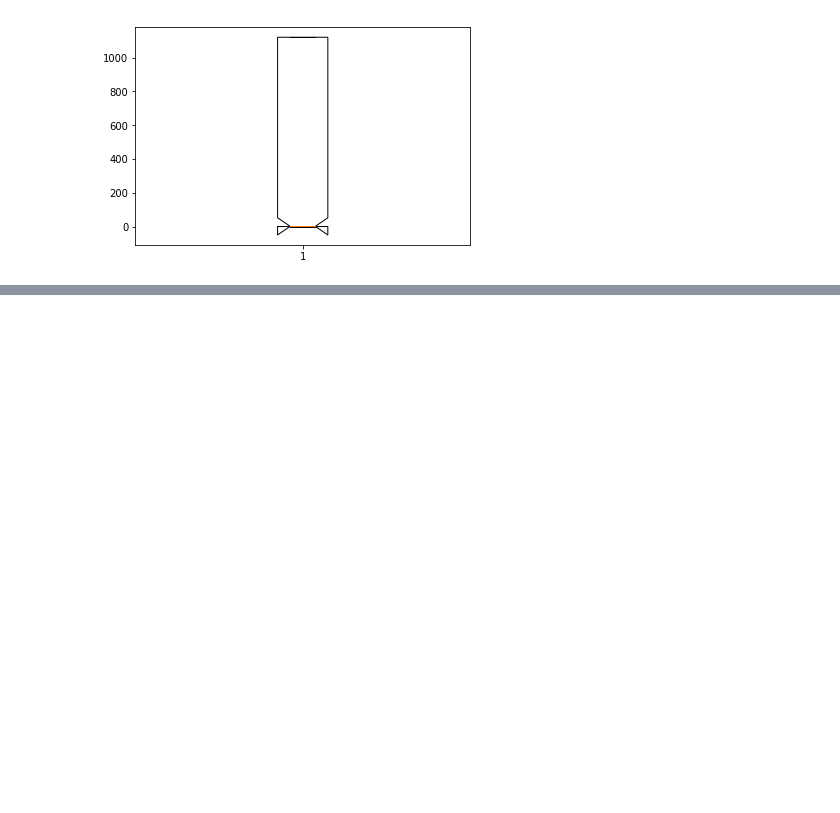
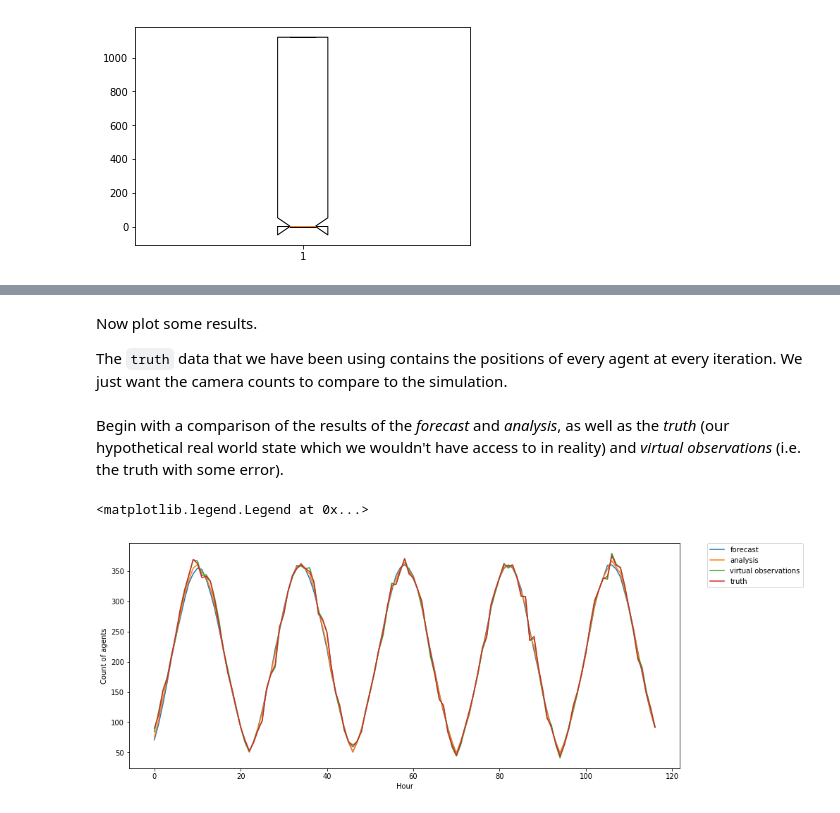
Before and after one commit to nickmalleson/surf, a Jupyter notebook: abm/essa-kalman_filter/Kalman_Example.ipynb, the cells around one changed output, grey strips where cells are left out. Cells and saved outputs as stored; diff of their text form; code cells hidden in the pictures; blank space fills up the shorter version.

```diff
--- a/abm/essa-kalman_filter/Kalman_Example.ipynb
+++ b/abm/essa-kalman_filter/Kalman_Example.ipynb
@@ -241,0 +368,27 @@ plt.boxplot(ens_means, notch=True)
+# %% [markdown]
+Now plot some results.
+
+The `truth` data that we have been using contains the positions of every agent at every iteration. We just want the camera counts to compare to the simulation.
+# %%
+smallertruth = truth[-1][3:120]
+# %% [markdown]
+Begin with a comparison of the results of the _forecast_ and _analysis_, as well as the _truth_ (our hypothetical real world state which we wouldn't have access to in reality)  and _virtual observations_ (i.e. the truth with some error).
+# %%
+# Define the range of time periods to look over (m -> n)
+m = 0
+n = 117
+
+fig = plt.figure(figsize=(14,20))
+ax = plt.subplot(3,1,1)
+plt.plot(stored_forecast[m:n], label="forecast")
+plt.plot(stored_analysis[m:n], label="analysis")
+plt.plot(stored_truth[m:n], label="virtual observations")
+plt.plot(smallertruth[m:n], label="truth")
+
+ax.set_xlabel('Hour')
+ax.set_ylabel('Count of agents')
+
+plt.legend(bbox_to_anchor=(1.05, 1), loc=2, borderaxespad=0.)
+# %% [output]
+<matplotlib.legend.Legend at 0x...>
+[figure, added]
```
Also changed, not shown: parts of 14 cells of this notebook.
